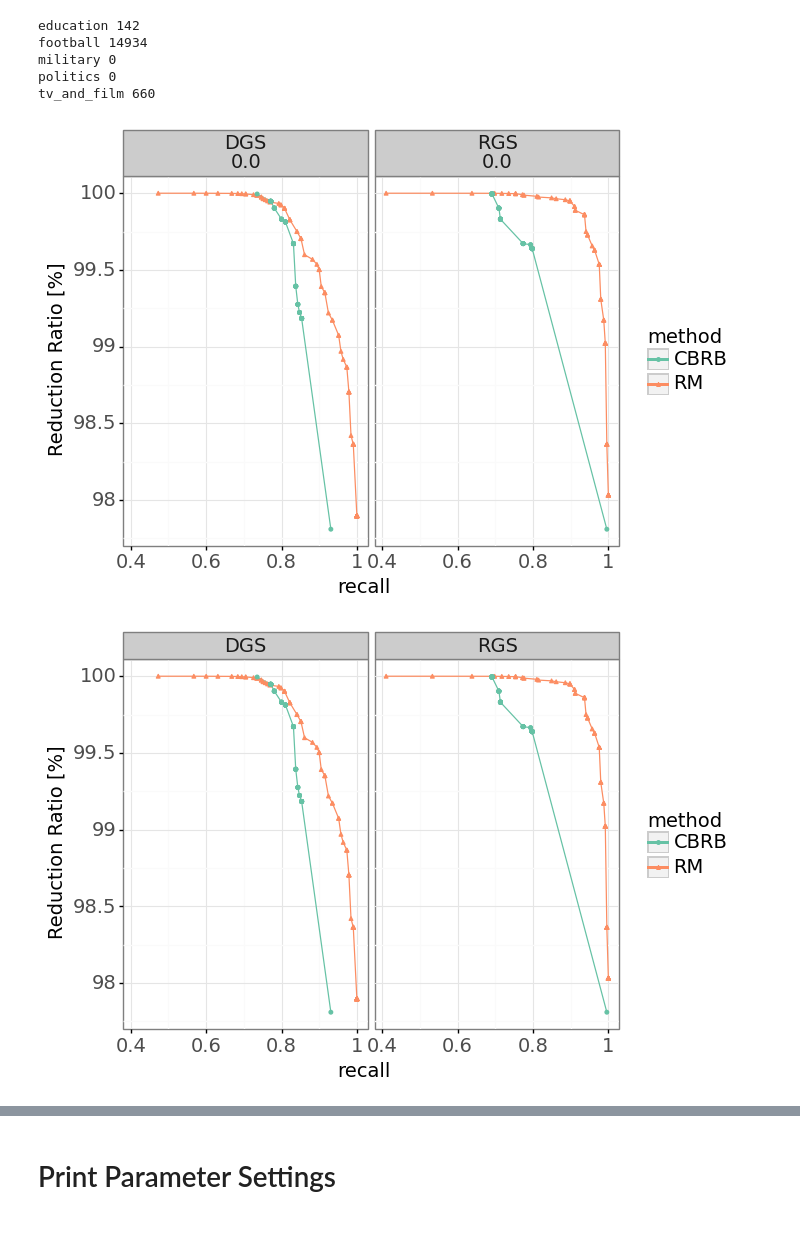
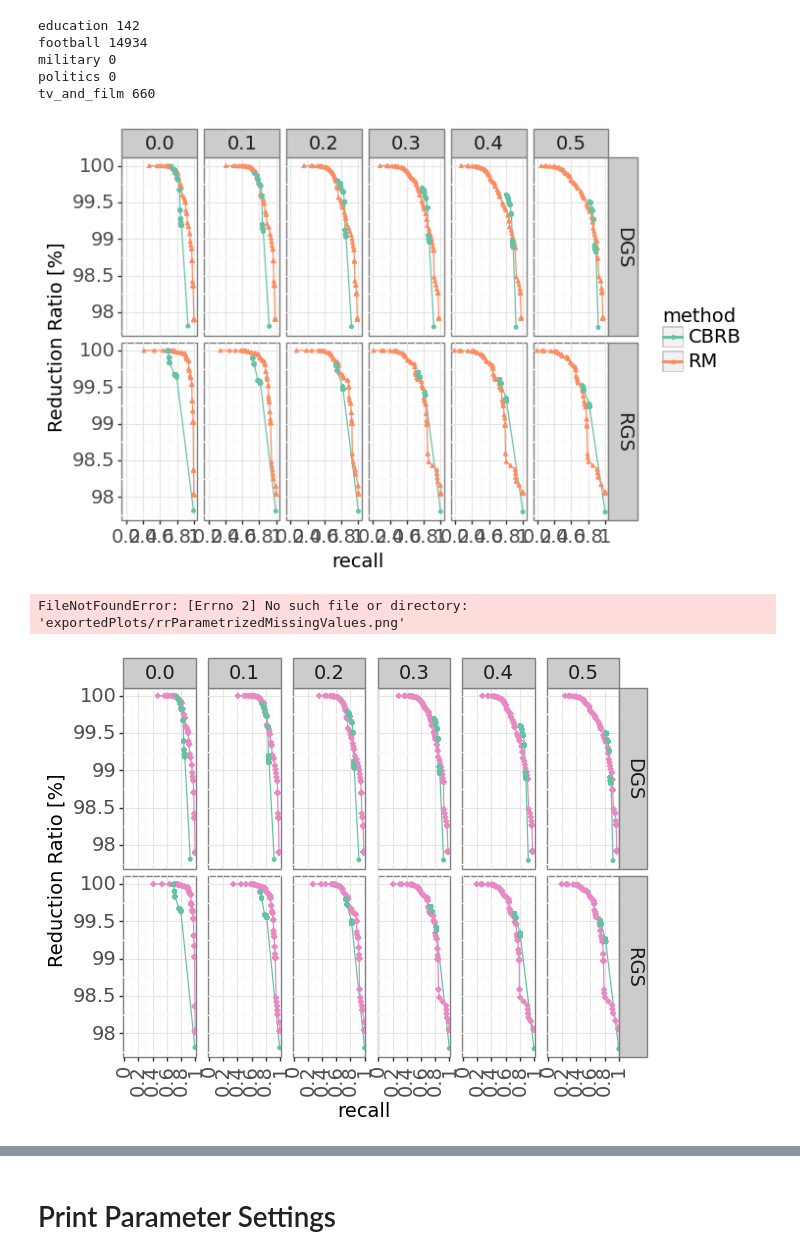
Before and after one commit to leonbornemann/RoleMatchingEvaluation, a Jupyter notebook: BlockingEvaluation.ipynb, the cells around one changed output, grey strips where cells are left out. Drawn from its saved outputs; the diff is of its cells as text; code cells hidden in the pictures; blank space fills up the shorter version.

```diff
--- a/BlockingEvaluation.ipynb
+++ b/BlockingEvaluation.ipynb
@@ -7,7 +7,7 @@ gold_standard_path_with_missing_values = "localData/artificialMissingData/"
 
 #ALL Pair sample can be found in https://drive.google.com/file/d/16J1yGQmjwUJu-k58x0DvIcRWy2r4OgsM/view?usp=sharing
 allPairsSamplePath = "/home/leon/data/dataset_versioning/finalExperiments/allPairsSample/csvFiles/"
-allPairsSampleRootPath = "/home/leon/data/dataset_versioning/finalExperiments/allPairsSample/allPairsWithMissingData/"
+allPairsSampleRootPath = "/Users/tobias/Downloads/allPairsWithMissingData/"
 
 leanPDFPlotHeight = 2
 leanPDFPlotWidth = 6
@@ -742,8 +757,8 @@ def getRecall(goldStandard, ds, scoreName, weighted, threshold):
     recallDGS = mhm.getRecall(goldStandardThisDS,'currentScoreWithCutoff',weighted,bucketAndDatasetToWeight)
     return recallDGS
 
-#goldStandardMissingValues=[0.0,0.1,0.2,0.3,0.4,0.5]
-goldStandardMissingValues=[0.0]
+goldStandardMissingValues=[0.0,0.1,0.2,0.3,0.4,0.5]
+#goldStandardMissingValues=[0.0]
 
 
 def readAllArtificialMissingValueGoldStandards(goldStandardMissingValues):
@@ -843,32 +858,42 @@ tv_and_film 660
 # %%
 from plotnine import *
 
 #we can never get worse in terms of reduction ratio if we choose less recall:
 def createSmoothedRR(x, finalDF):
     gs = x["GS"]
     method = x["method"]
     dataset = x["dataset"]
     recall = x["recall"]
     synthData = x["gs"]
     sorted = finalDF[(finalDF["dataset"]==dataset) & (finalDF["method"]==method) & (finalDF["GS"]==gs)  & (finalDF["gs"]==synthData) & (finalDF["recall"]>=recall)].sort_values('rr',ascending=False)
     bestRR = sorted.iloc[0]["rr"]
     return bestRR
 
 reductionRatioSmoothed = finalDF.apply(lambda x: createSmoothedRR(x,finalDF),axis=1)
 finalDF["rrSmooth"] = reductionRatioSmoothed
 finalDFMAA = finalDF[finalDF['dataset']=="MAA"]
 #with missing values:
-plot = ggplot(finalDFMAA, aes(x ='recall', y='rrSmooth', color="method", shape = "method")) + geom_line() + geom_point(size=1) + theme_bw() + facet_wrap(["GS","gs"]) + theme(text=element_text(size=14)) + ylab("Reduction Ratio [%]") + scale_color_brewer(type="qual",palette="Set2")
+plot = ggplot(finalDFMAA, aes(x ='recall', y='rrSmooth', color="method", shape = "method")) + geom_line() + geom_point(size=1) + theme_bw() + facet_grid(["GS","gs"]) + theme(text=element_text(size=14)) + ylab("Reduction Ratio [%]") + scale_color_brewer(type="qual",palette="Set2")
 print(plot)
 plot.save("exportedPlots/rrParametrizedMissingValues.png")
 #without missing values
 finalDFMAANoMissing = finalDFMAA[finalDFMAA["gs"]==0.0]
 plot = ggplot(finalDFMAANoMissing, aes(x ='recall', y='rrSmooth', color="method", shape = "method")) + geom_line() + geom_point(size=1) + theme_bw() + facet_wrap("GS") + theme(text=element_text(size=14)) + ylab("Reduction Ratio [%]") + scale_color_brewer(type="qual",palette="Set2")
 print(plot)
 plot.save("exported_plots_new/parametrizedEvaluation.pdf",width=leanPDFPlotWidth,height=leanPDFPlotHeight)
 # %% [output]
-[figure, old version]
+[figure, new version]
-[figure, removed]
+FileNotFoundError: [Errno 2] No such file or directory: 'exportedPlots/rrParametrizedMissingValues.png'
+# %%
+#with missing values:
+plot = ggplot(finalDFMAA, aes(x ='recall', y='rrSmooth', color="method", shape = "method")) + geom_line() +\
+geom_point(size=1) + theme_bw() + facet_grid(["GS","gs"]) +\
+scale_x_continuous(limits=[0,1],breaks=[0,0.2,0.4,0.6,0.8,1.0], expand=(0.01,0))  +\
+theme(text=element_text(size=14), subplots_adjust={'wspace':0.17}, axis_text_x=element_text(rotation=90, hjust=0.5,vjust=1)) + ylab("Reduction Ratio [%]") + scale_color_brewer(type="qual",palette="Set2", breaks=["CBRB", "CQM", "EM", "RM", "TSM", "VSM" ], limits= ["CBRB", "CQM", "EM", "RM", "TSM", "VSM" ], drop=False, guide=False) + scale_shape(limits= ["CBRB", "CQM", "EM", "RM", "TSM", "VSM" ], drop=False,guide=False)
+print(plot)
+plot.save("exported_plots_new/rrParametrizedMissingValues.pdf", width=8.5, height=2.5)
+# %% [output]
+[figure, added]
 # %%
 print(finalDFMAA[(finalDFMAA["method"]=="CBRB") & (finalDFMAA["recall"]>=0.79) & (finalDFMAA["GS"]=="RGS")])
 # %% [output]
```
Also changed, not shown: parts of 8 cells of this notebook, 4 other files.
